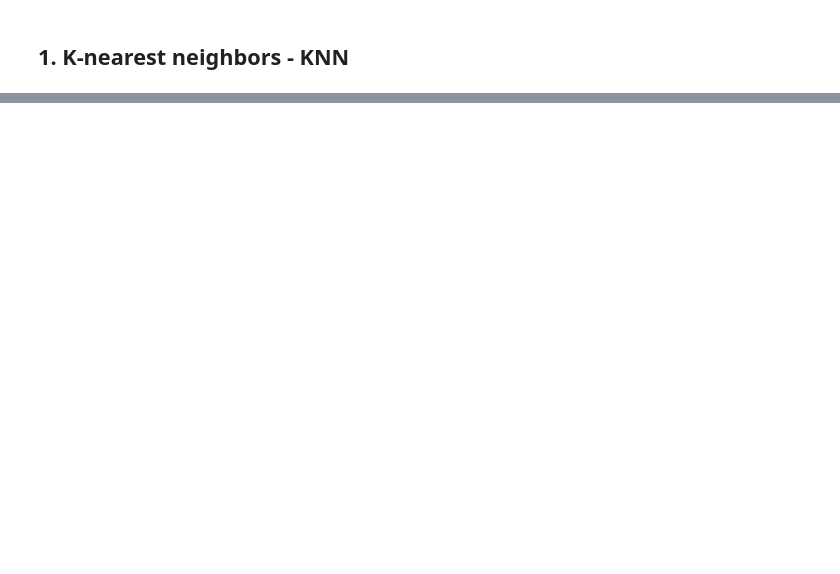
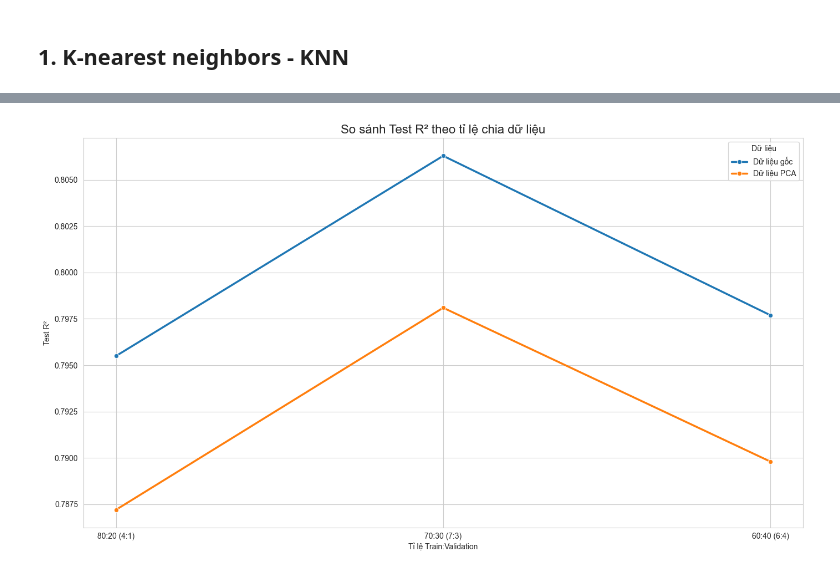
Before and after one commit to ducqwang/life-expectancy-prediction, a Jupyter notebook: src/source.ipynb, the cells around one changed output, grey strips where cells are left out. Cells and saved outputs as stored; diff of their text form; code cells hidden in the pictures; blank space fills up the shorter version.

Commit message:
linear_regression

```diff
--- a/src/source.ipynb
+++ b/src/source.ipynb
@@ -570,0 +746,7 @@ Phân tích và giảm chiều dữ liệu đã hoàn thành!
+# %%
+# Tạo bảng kết quả
+results_df = pd.DataFrame(results)
+display(results_df)
+
+# Lưu bảng
+results_df.to_csv('../results/linear_regression_comparison.csv', index=False)
@@ -570,0 +761,17 @@ Phân tích và giảm chiều dữ liệu đã hoàn thành!
+# %%
+plt.figure(figsize=(14, 8))
+
+# Biểu đồ R² theo tỉ lệ
+sns.set_style("whitegrid")
+results_plot = results_df[results_df['Dữ liệu'].str.contains('gốc|PCA') & ~results_df['Dữ liệu'].str.contains('Ridge|Lasso')]
+
+sns.lineplot(data=results_plot, x='Tỉ lệ', y='Test R²', hue='Dữ liệu', marker='o', linewidth=2.5)
+plt.title('So sánh Test R² theo tỉ lệ chia dữ liệu', fontsize=16)
+plt.ylabel('Test R²')
+plt.xlabel('Tỉ lệ Train:Validation')
+plt.legend(title='Dữ liệu')
+plt.tight_layout()
+plt.savefig('../results/figures/r2_by_split_ratio.png', dpi=300)
+plt.show()
+# %% [output]
+[figure, added]
```
Also changed, not shown: parts of 25 cells of this notebook, 10 other files.
